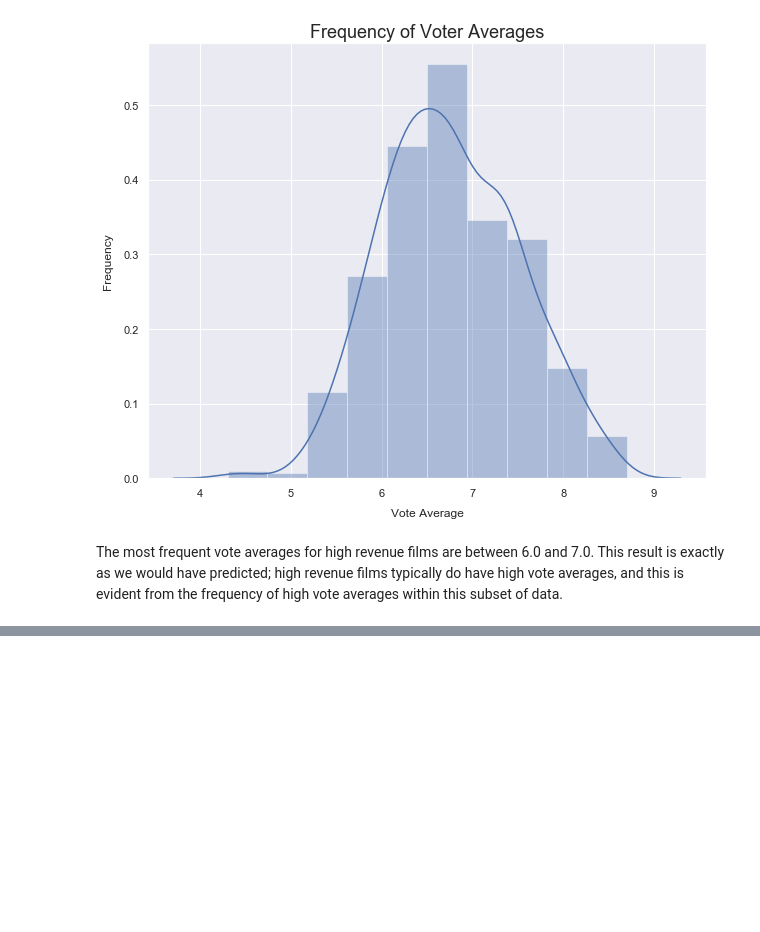
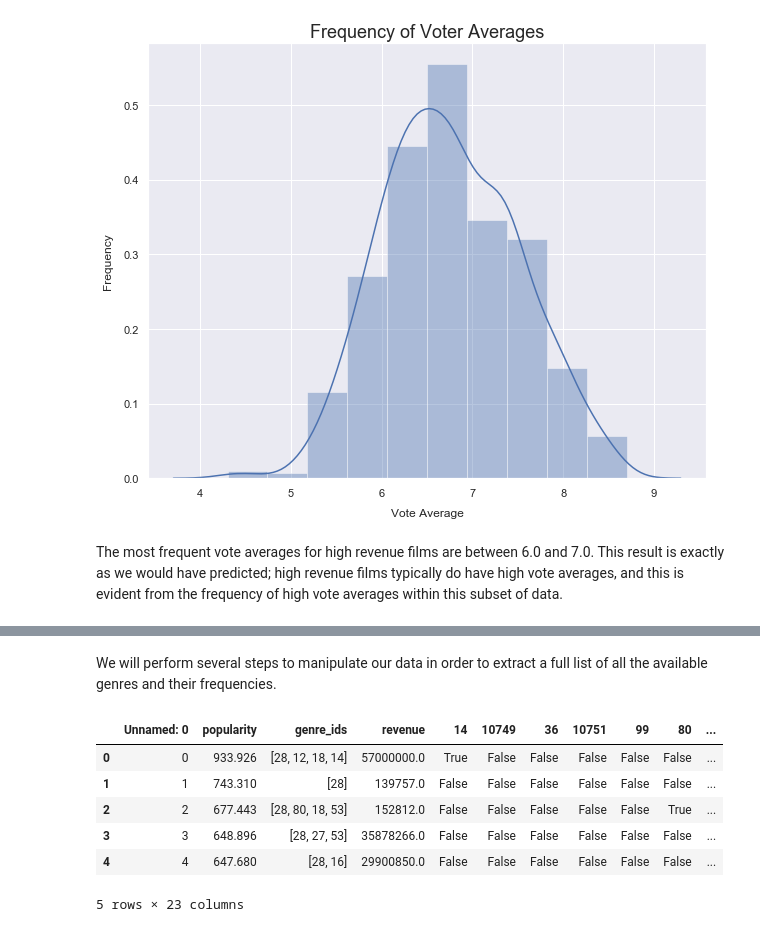
Before and after one commit to adinas94/Phase-1-Microsoft-Movies, a Jupyter notebook: Data Cleaning Notebook for project WIP.ipynb, the cells around one changed output, grey strips where cells are left out. Drawn from its saved outputs; the diff is of its cells as text; code cells hidden in the pictures; blank space fills up the shorter version.

```diff
--- a/Data Cleaning Notebook for project.ipynb
+++ b/Data Cleaning Notebook for project WIP.ipynb
@@ -547,0 +552,3 @@ The most frequent vote averages for high revenue films are between 6.0 and 7.0.
+# %%
+# Import the new file that contains the top popular films that have revenues greater than 0
+df=pd.read_csv('~/Desktop/Flatiron/genres2.csv')
@@ -547,0 +564,9 @@ The most frequent vote averages for high revenue films are between 6.0 and 7.0.
+# %% [markdown]
+We will perform several steps to manipulate our data in order to extract a full list of all the available genres and their frequencies.
+# %%
+# Create new list
+newlist=[]
+for x in df.loc[:, 'genre_ids']:
+    a=x[1:-1].split(', ')
+    if not a in newlist:
+        newlist.extend(a)
@@ -547,0 +580,10 @@ The most frequent vote averages for high revenue films are between 6.0 and 7.0.
+# %%
+df.head()
+# %% [output]
+|  | Unnamed: 0 | popularity | genre_ids | revenue | 14 | 10749 | 36 | 10751 | 99 | 80 | ... |
+| 0 | 0 | 933.926 | [28, 12, 18, 14] | 57000000.0 | True | False | False | False | False | False | ... |
+| 1 | 1 | 743.310 | [28] | 139757.0 | False | False | False | False | False | False | ... |
+| 2 | 2 | 677.443 | [28, 80, 18, 53] | 152812.0 | False | False | False | False | False | True | ... |
+| 3 | 3 | 648.896 | [28, 27, 53] | 35878266.0 | False | False | False | False | False | False | ... |
+| 4 | 4 | 647.680 | [28, 16] | 29900850.0 | False | False | False | False | False | False | ... |
+5 rows × 23 columns
```
Also changed, not shown: parts of 19 cells of this notebook, 2 other files.
